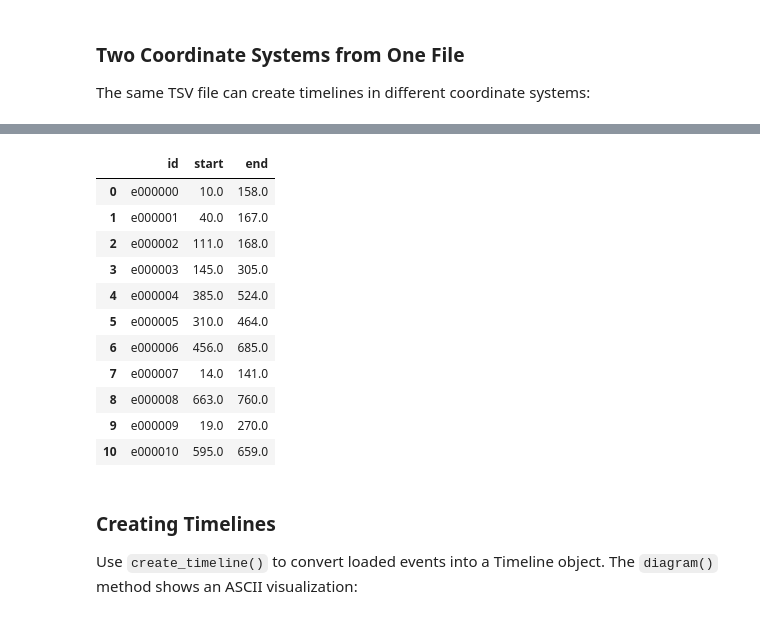
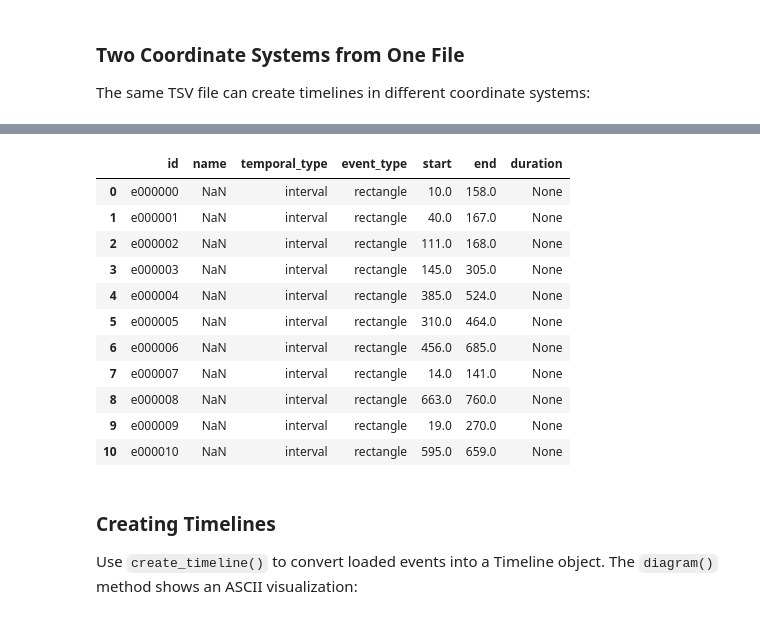
Before and after one commit to TimeToAlign/timetoalign, a Jupyter notebook: docs/notebooks/02a_tabular_loaders.ipynb, the cells around one changed output, grey strips where cells are left out. Drawn from its saved outputs; the diff is of its cells as text; code cells hidden in the pictures.

```diff
--- a/docs/notebooks/02a_tabular_loaders.ipynb
+++ b/docs/notebooks/02a_tabular_loaders.ipynb
@@ -278,19 +280,19 @@ typed.events.to_pandas()[["id", "start", "end"]]
-# %%
-# Graphical timeline (pixels)
-graphical.events.to_pandas()[["id", "start", "end"]]
-# %% [output]
-|  | id | start | end |
-| 0 | e000000 | 10.0 | 158.0 |
-| 1 | e000001 | 40.0 | 167.0 |
-| 2 | e000002 | 111.0 | 168.0 |
-| 3 | e000003 | 145.0 | 305.0 |
-| 4 | e000004 | 385.0 | 524.0 |
-| 5 | e000005 | 310.0 | 464.0 |
-| 6 | e000006 | 456.0 | 685.0 |
-| 7 | e000007 | 14.0 | 141.0 |
-| 8 | e000008 | 663.0 | 760.0 |
-| 9 | e000009 | 19.0 | 270.0 |
-| 10 | e000010 | 595.0 | 659.0 |
+# %%
+# Graphical timeline (pixels)
+graphical.events.to_pandas()
+# %% [output]
+|  | id | name | temporal_type | event_type | start | end | duration |
+| 0 | e000000 | NaN | interval | rectangle | 10.0 | 158.0 | None |
+| 1 | e000001 | NaN | interval | rectangle | 40.0 | 167.0 | None |
+| 2 | e000002 | NaN | interval | rectangle | 111.0 | 168.0 | None |
+| 3 | e000003 | NaN | interval | rectangle | 145.0 | 305.0 | None |
+| 4 | e000004 | NaN | interval | rectangle | 385.0 | 524.0 | None |
+| 5 | e000005 | NaN | interval | rectangle | 310.0 | 464.0 | None |
+| 6 | e000006 | NaN | interval | rectangle | 456.0 | 685.0 | None |
+| 7 | e000007 | NaN | interval | rectangle | 14.0 | 141.0 | None |
+| 8 | e000008 | NaN | interval | rectangle | 663.0 | 760.0 | None |
+| 9 | e000009 | NaN | interval | rectangle | 19.0 | 270.0 | None |
+| 10 | e000010 | NaN | interval | rectangle | 595.0 | 659.0 | None |
 # %% [markdown]
 ### Creating Timelines
 
```
Also changed, not shown: parts of 8 cells of this notebook, 5 other files.
